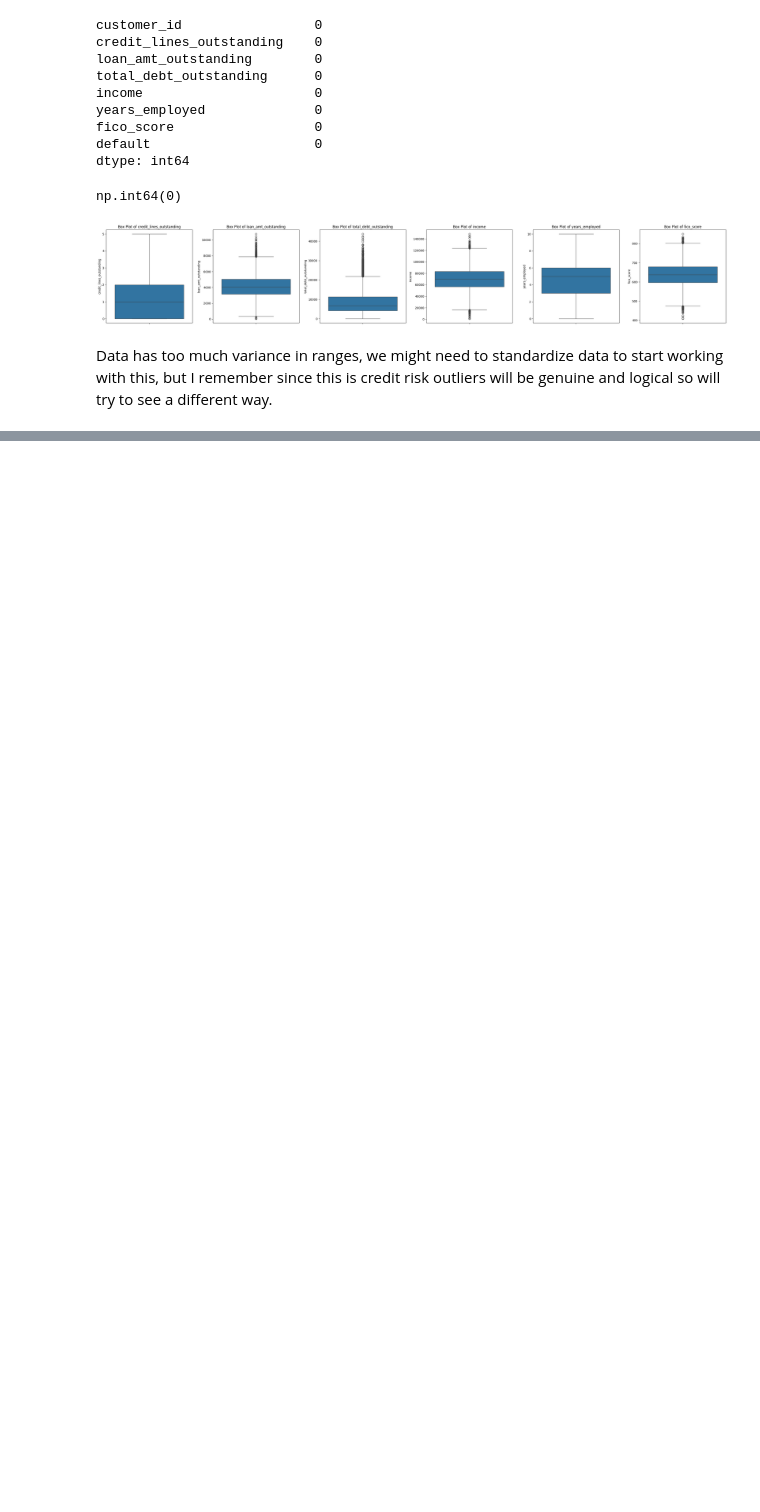
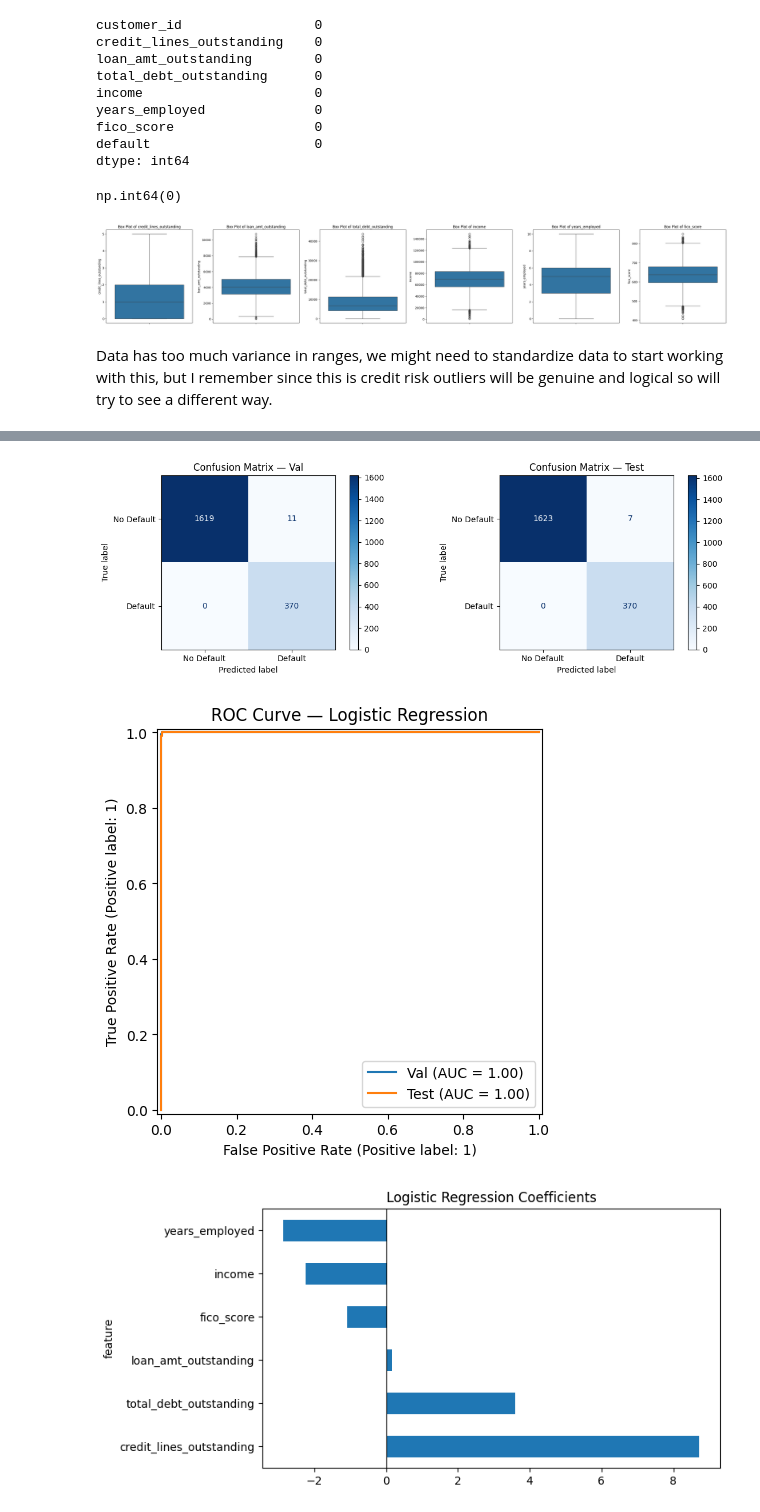
Before and after one commit to saroshfarhan/jpmc_data, a Jupyter notebook: task3/task3.ipynb, the cells around one changed output, grey strips where cells are left out. Drawn from its saved outputs; the diff is of its cells as text; code cells hidden in the pictures; blank space fills up the shorter version.

```diff
--- a/task3/task3.ipynb
+++ b/task3/task3.ipynb
@@ -74,0 +91,77 @@ plt.show()
+# %%
+from sklearn.linear_model import LogisticRegression
+from sklearn.model_selection import train_test_split
+from sklearn.preprocessing import StandardScaler
+from sklearn.metrics import (classification_report, confusion_matrix,
+                             roc_auc_score, RocCurveDisplay,
+                             ConfusionMatrixDisplay)
+import matplotlib.pyplot as plt
+
+# --- Features & Target ---
+features = ['credit_lines_outstanding', 'loan_amt_outstanding',
+            'total_debt_outstanding', 'income', 'years_employed', 'fico_score']
+
+X = data[features]
+y = data['default']
+
+# --- Stratified 60 / 20 / 20 Split ---
+X_train, X_temp, y_train, y_temp = train_test_split(
+    X, y, test_size=0.4, random_state=42, stratify=y
+)
+X_val, X_test, y_val, y_test = train_test_split(
+    X_temp, y_temp, test_size=0.5, random_state=42, stratify=y_temp
+)
+
+print(f"Train : {dict(y_train.value_counts())} | total={len(y_train)}")
+print(f"Val   : {dict(y_val.value_counts())}   | total={len(y_val)}")
+print(f"Test  : {dict(y_test.value_counts())}   | total={len(y_test)}")
+
+# --- Scale features (required for logistic regression) ---
+scaler = StandardScaler()
+X_train_s = scaler.fit_transform(X_train)
+X_val_s   = scaler.transform(X_val)
+X_test_s  = scaler.transform(X_test)
+
+# --- Fit Logistic Regression ---
+lr = LogisticRegression(class_weight='balanced', max_iter=1000, random_state=42)
+lr.fit(X_train_s, y_train)
+
+# --- Evaluate on Val & Test ---
+for name, X_s, y_true in [('Val', X_val_s, y_val), ('Test', X_test_s, y_test)]:
+    y_pred = lr.predict(X_s)
+    y_prob = lr.predict_proba(X_s)[:, 1]
+    print(f"\n--- {name} Set ---")
+    print(f"ROC-AUC : {roc_auc_score(y_true, y_prob):.3f}")
+    print(classification_report(y_true, y_pred, target_names=['No Default', 'Default']))
+
+# --- Confusion Matrix ---
+fig, axes = plt.subplots(1, 2, figsize=(12, 4))
+for ax, (name, X_s, y_true) in zip(axes, [('Val', X_val_s, y_val), ('Test', X_test_s, y_test)]):
+    ConfusionMatrixDisplay.from_estimator(lr, X_s, y_true,
+                                          display_labels=['No Default', 'Default'],
+                                          cmap='Blues', ax=ax)
+    ax.set_title(f'Confusion Matrix — {name}')
+plt.tight_layout()
+plt.show()
+
+# --- ROC Curve ---
+fig, ax = plt.subplots(figsize=(7, 5))
+RocCurveDisplay.from_estimator(lr, X_val_s, y_val, ax=ax, name='Val')
+RocCurveDisplay.from_estimator(lr, X_test_s, y_test, ax=ax, name='Test')
+ax.set_title('ROC Curve — Logistic Regression')
+plt.show()
+
+# --- Feature Coefficients ---
+coef_df = pd.DataFrame({
+    'feature': features,
+    'coefficient': lr.coef_[0]
+}).sort_values('coefficient', ascending=False)
+
+coef_df.plot(kind='barh', x='feature', y='coefficient', figsize=(8, 4),
+             title='Logistic Regression Coefficients', legend=False)
+plt.axvline(0, color='black', linewidth=0.8)
+plt.tight_layout()
+plt.show()
+
+print(coef_df.to_string(index=False))
+# %% [output]
@@ -74,0 +185,3 @@ plt.show()
+[figure, added]
+[figure, added]
+[figure, added]
```
Also changed, not shown: parts of 10 cells of this notebook, 2 other files.
